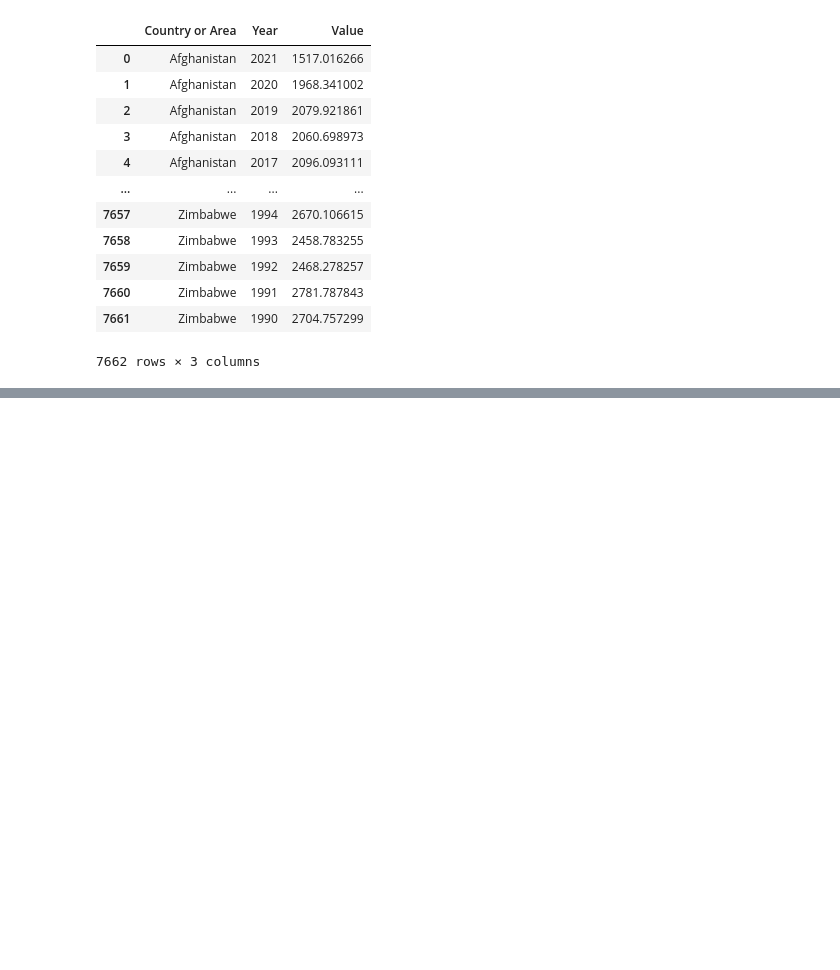
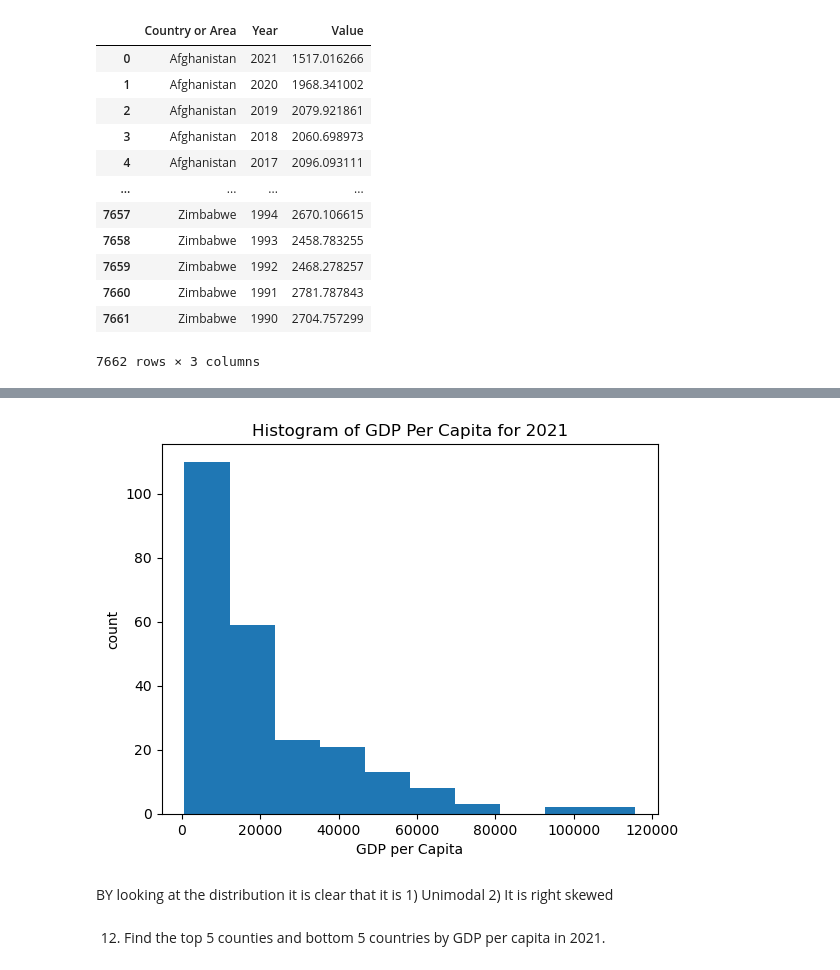
Before and after one commit to nss-data-science-cohort-8/un-exploration-ndpawar1981, a Jupyter notebook: Notebooks/UN_Data_Exploration.ipynb, the cells around one changed output, grey strips where cells are left out. Drawn from its saved outputs; the diff is of its cells as text; code cells hidden in the pictures; blank space fills up the shorter version.

```diff
--- a/Notebooks/UN_Data_Exploration.ipynb
+++ b/Notebooks/UN_Data_Exploration.ipynb
@@ -132,0 +272,15 @@ memory usage: 179.7+ KB
+# %%
+plt.hist(
+    data=gdp_2021,
+    x='GDP_Per_Capita',
+    bins=10
+);
+plt.xlabel('GDP per Capita')
+plt.ylabel('count')
+plt.title('Histogram of GDP Per Capita for 2021');
+# %% [output]
+[figure, added]
+# %% [markdown]
+BY looking at the distribution it is clear that it is 1) Unimodal 2) It is right skewed
+# %% [markdown]
+12. Find the top 5 counties and bottom 5 countries by GDP per capita in 2021.
```
Also changed, not shown: parts of 40 cells of this notebook.
